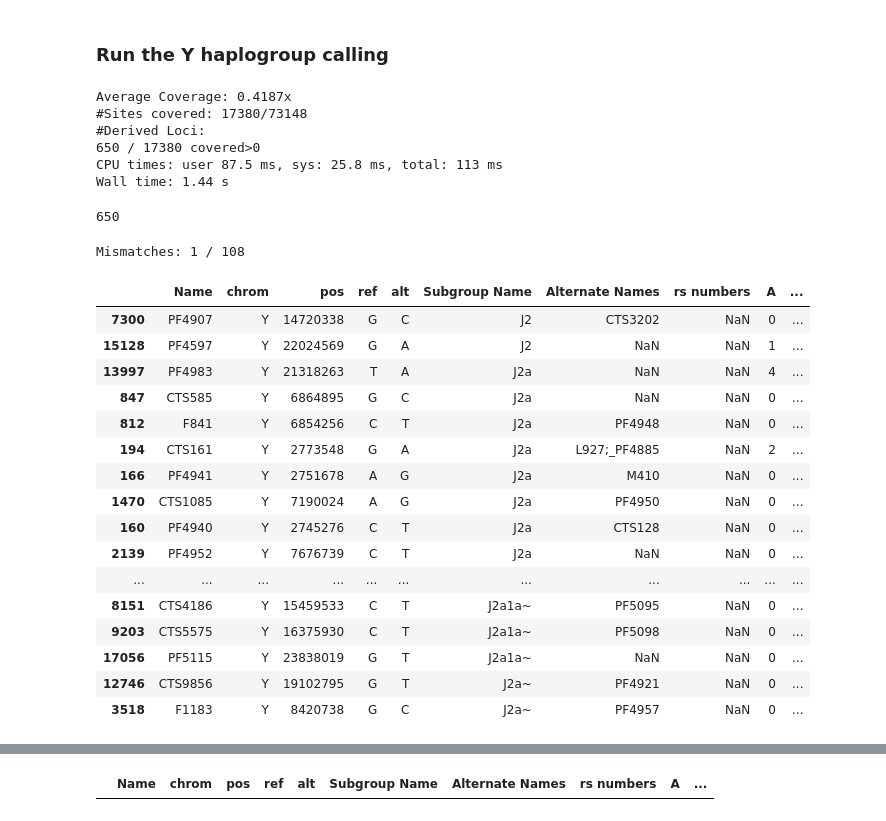
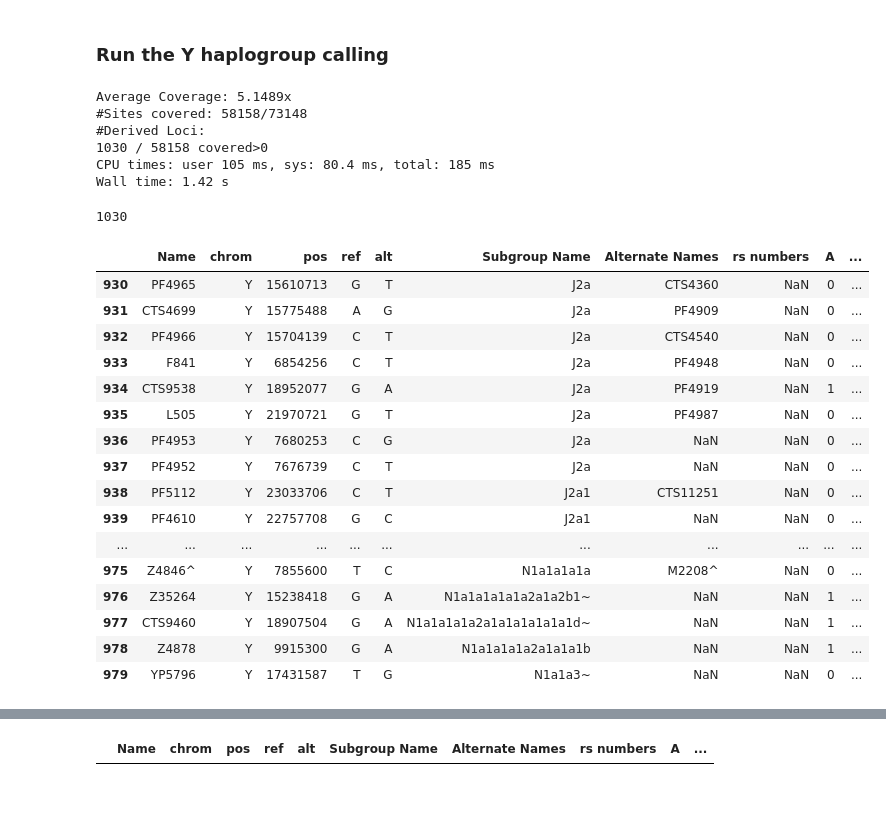
Before and after one commit to hringbauer/y_chrom, a Jupyter notebook: notebooks/run_pulldown_leipzig_bamtable.ipynb, the cells around one changed output, grey strips where cells are left out. Cells and saved outputs as stored; diff of their text form; code cells hidden in the pictures.

```diff
--- a/notebooks/run_pulldown_leipzig_bamtable.ipynb
+++ b/notebooks/run_pulldown_leipzig_bamtable.ipynb
@@ -244,38 +280,40 @@ Loaded 92035 SNPs
 ### Run the Y haplogroup calling
 # %%
 %%time
-path_bam = bam_dict["PHA021"]
+#path_bam = bam_dict2["MDA003"]
+path_bam = bam_dict2["KKG002"]
 
 df_ch, df_der = call_y_bam(df=df,
                            path_bam=path_bam) #A55903 and A55904
 len(df_der)
 # %% [output]
-Average Coverage: 0.4187x
-#Sites covered: 17380/73148
+Average Coverage: 5.1489x
+#Sites covered: 58158/73148
 #Derived Loci:
-650 / 17380 covered>0
-CPU times: user 87.5 ms, sys: 25.8 ms, total: 113 ms
-Wall time: 1.44 s
+1030 / 58158 covered>0
+CPU times: user 105 ms, sys: 80.4 ms, total: 185 ms
+Wall time: 1.42 s
-650
+1030
+# %%
+df_der[-100:-50]
+# %% [output]
+|  | Name | chrom | pos | ref | alt | Subgroup Name | Alternate Names | rs numbers | A | ... |
+| 930 | PF4965 | Y | 15610713 | G | T | J2a | CTS4360 | NaN | 0 | ... |
+| 931 | CTS4699 | Y | 15775488 | A | G | J2a | PF4909 | NaN | 0 | ... |
+| 932 | PF4966 | Y | 15704139 | C | T | J2a | CTS4540 | NaN | 0 | ... |
+| 933 | F841 | Y | 6854256 | C | T | J2a | PF4948 | NaN | 0 | ... |
+| 934 | CTS9538 | Y | 18952077 | G | A | J2a | PF4919 | NaN | 1 | ... |
+| 935 | L505 | Y | 21970721 | G | T | J2a | PF4987 | NaN | 0 | ... |
+| 936 | PF4953 | Y | 7680253 | C | G | J2a | NaN | NaN | 0 | ... |
+| 937 | PF4952 | Y | 7676739 | C | T | J2a | NaN | NaN | 0 | ... |
+| 938 | PF5112 | Y | 23033706 | C | T | J2a1 | CTS11251 | NaN | 0 | ... |
+| 939 | PF4610 | Y | 22757708 | G | C | J2a1 | NaN | NaN | 0 | ... |
+| ... | ... | ... | ... | ... | ... | ... | ... | ... | ... | ... |
+| 975 | Z4846^ | Y | 7855600 | T | C | N1a1a1a1a | M2208^ | NaN | 0 | ... |
+| 976 | Z35264 | Y | 15238418 | G | A | N1a1a1a1a1a2a1a2b1~ | NaN | NaN | 1 | ... |
+| 977 | CTS9460 | Y | 18907504 | G | A | N1a1a1a1a2a1a1a1a1a1a1d~ | NaN | NaN | 1 | ... |
+| 978 | Z4878 | Y | 9915300 | G | A | N1a1a1a1a2a1a1a1b | NaN | NaN | 1 | ... |
+| 979 | YP5796 | Y | 17431587 | T | G | N1a1a3~ | NaN | NaN | 0 | ... |
 # %%
-s = "J2a1a1b3"
+s = "J2a1a1b1a"
 mismatch_path(s, df_ch).sort_values(by="Subgroup Name")[-50:]
-# %% [output]
-Mismatches: 1 / 108
-|  | Name | chrom | pos | ref | alt | Subgroup Name | Alternate Names | rs numbers | A | ... |
-| 7300 | PF4907 | Y | 14720338 | G | C | J2 | CTS3202 | NaN | 0 | ... |
-| 15128 | PF4597 | Y | 22024569 | G | A | J2 | NaN | NaN | 1 | ... |
-| 13997 | PF4983 | Y | 21318263 | T | A | J2a | NaN | NaN | 4 | ... |
-| 847 | CTS585 | Y | 6864895 | G | C | J2a | NaN | NaN | 0 | ... |
-| 812 | F841 | Y | 6854256 | C | T | J2a | PF4948 | NaN | 0 | ... |
-| 194 | CTS161 | Y | 2773548 | G | A | J2a | L927;_PF4885 | NaN | 2 | ... |
-| 166 | PF4941 | Y | 2751678 | A | G | J2a | M410 | NaN | 0 | ... |
-| 1470 | CTS1085 | Y | 7190024 | A | G | J2a | PF4950 | NaN | 0 | ... |
-| 160 | PF4940 | Y | 2745276 | C | T | J2a | CTS128 | NaN | 0 | ... |
-| 2139 | PF4952 | Y | 7676739 | C | T | J2a | NaN | NaN | 0 | ... |
-| ... | ... | ... | ... | ... | ... | ... | ... | ... | ... | ... |
-| 8151 | CTS4186 | Y | 15459533 | C | T | J2a1a~ | PF5095 | NaN | 0 | ... |
-| 9203 | CTS5575 | Y | 16375930 | C | T | J2a1a~ | PF5098 | NaN | 0 | ... |
-| 17056 | PF5115 | Y | 23838019 | G | T | J2a1a~ | NaN | NaN | 0 | ... |
-| 12746 | CTS9856 | Y | 19102795 | G | T | J2a~ | PF4921 | NaN | 0 | ... |
-| 3518 | F1183 | Y | 8420738 | G | C | J2a~ | PF4957 | NaN | 0 | ... |
```
Also changed, not shown: parts of 103 cells of this notebook, 8 other files.
